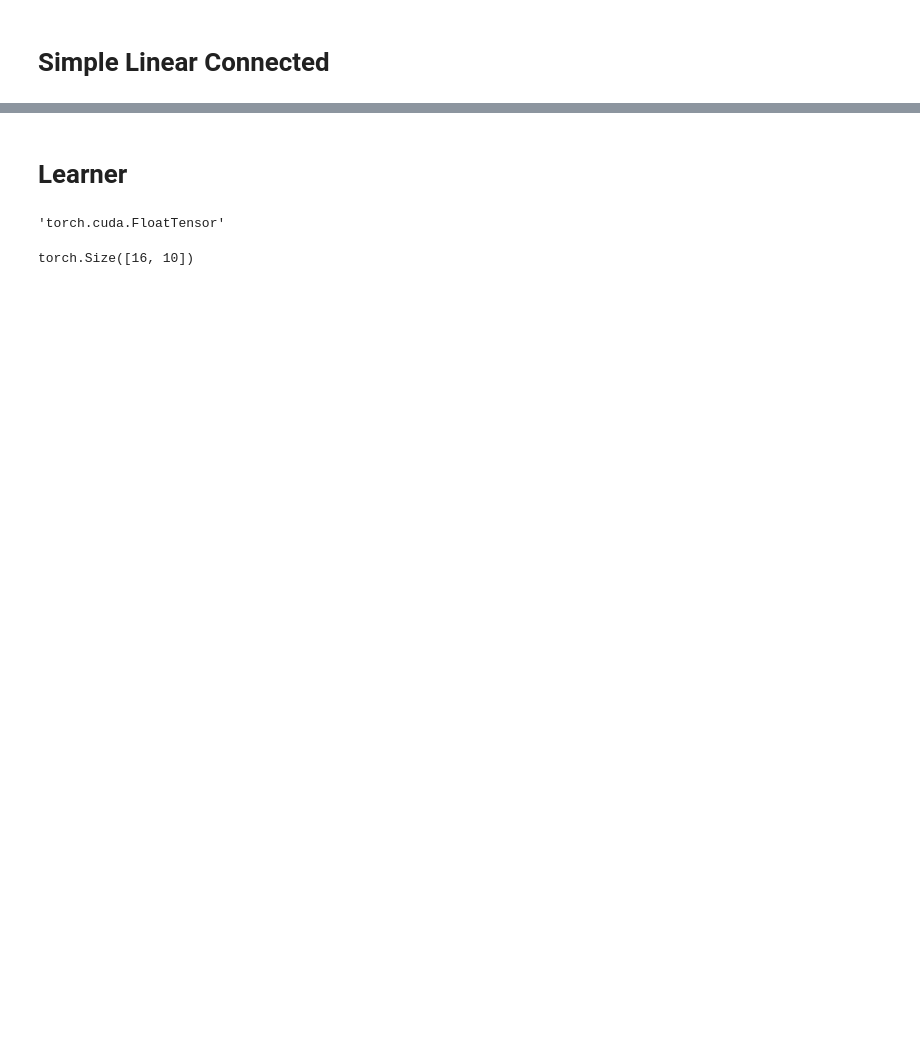
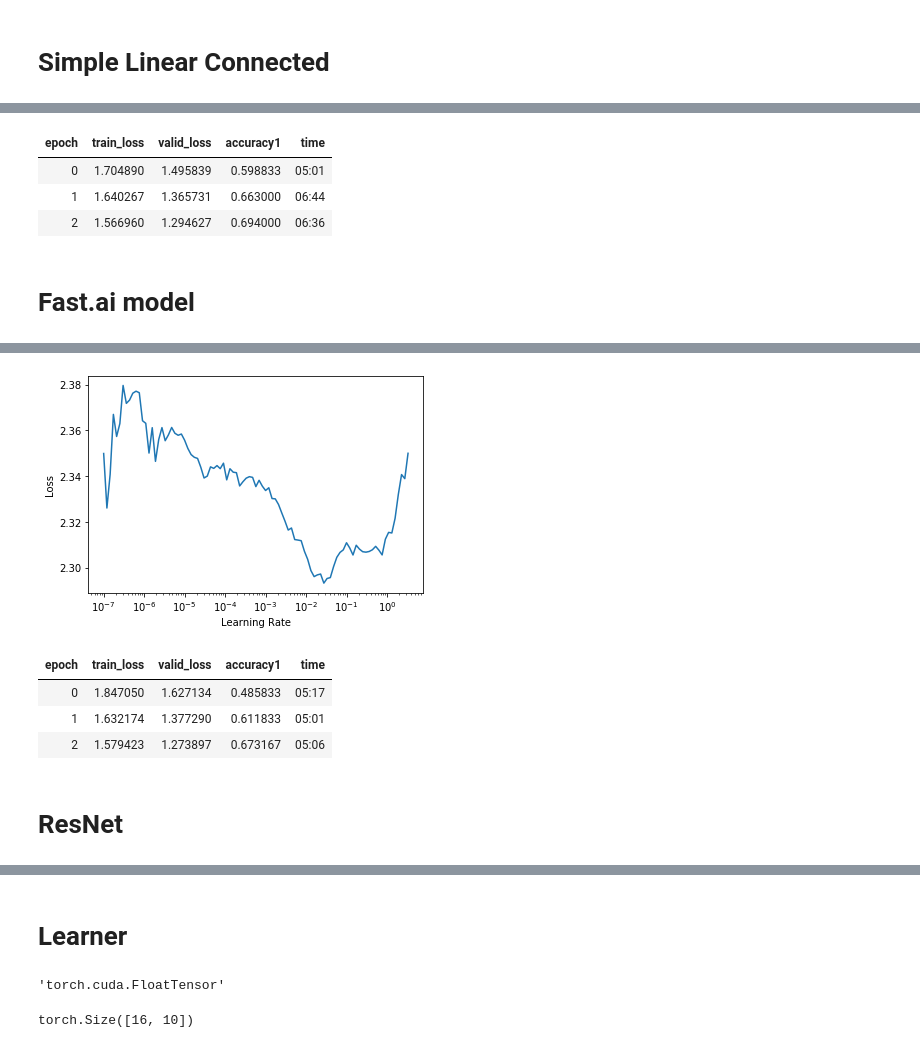
Before and after one commit to pmaxit/dl-notebooks, a Jupyter notebook: 01_CIFAR.ipynb, the cells around one changed output, grey strips where cells are left out. Saved outputs shown, nothing was run; the diff lists cells and outputs as text; code cells hidden in the pictures; blank space fills up the shorter version.

```diff
--- a/01_CIFAR.ipynb
+++ b/01_CIFAR.ipynb
@@ -109,0 +204,16 @@ dbunch.show_batch()
+# %%
+learn.fit_one_cycle(3, lr_max=10e-3)
+# %% [output]
+| epoch | train_loss | valid_loss | accuracy1 | time |
+| 0 | 1.704890 | 1.495839 | 0.598833 | 05:01 |
+| 1 | 1.640267 | 1.365731 | 0.663000 | 06:44 |
+| 2 | 1.566960 | 1.294627 | 0.694000 | 06:36 |
+# %% [markdown]
+# Fast.ai model
+# %%
+model = Conv([64, 128, 64, 32],10)
+# %%
+learn = Learner(dbunch, model , loss_func=LabelSmoothingCrossEntropy(), metrics=[accuracy1], cb_funcs =[MixUp] ).to_fp16()
+# %%
+learn.lr_find()
+# %% [output]
@@ -109,0 +221,10 @@ dbunch.show_batch()
+[figure, added]
+# %%
+learn.fit_one_cycle(3, lr_max=10e-3 )
+# %% [output]
+| epoch | train_loss | valid_loss | accuracy1 | time |
+| 0 | 1.847050 | 1.627134 | 0.485833 | 05:17 |
+| 1 | 1.632174 | 1.377290 | 0.611833 | 05:01 |
+| 2 | 1.579423 | 1.273897 | 0.673167 | 05:06 |
+# %% [markdown]
+# ResNet
```
Also changed, not shown: parts of 39 cells of this notebook, 19 other files.
